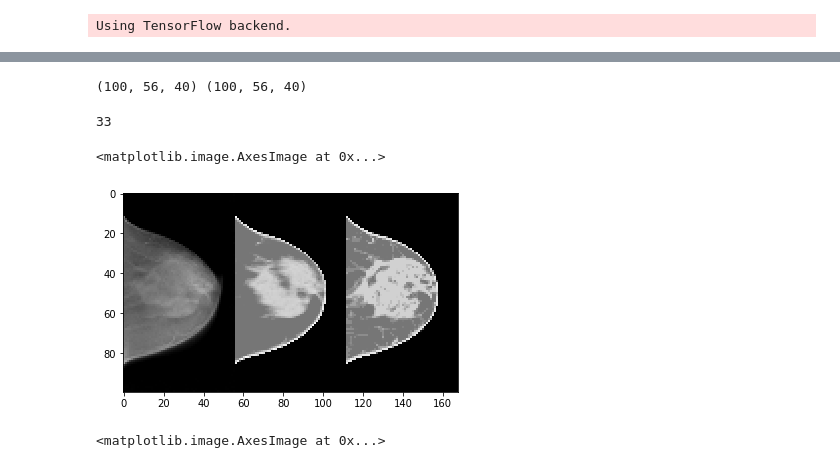
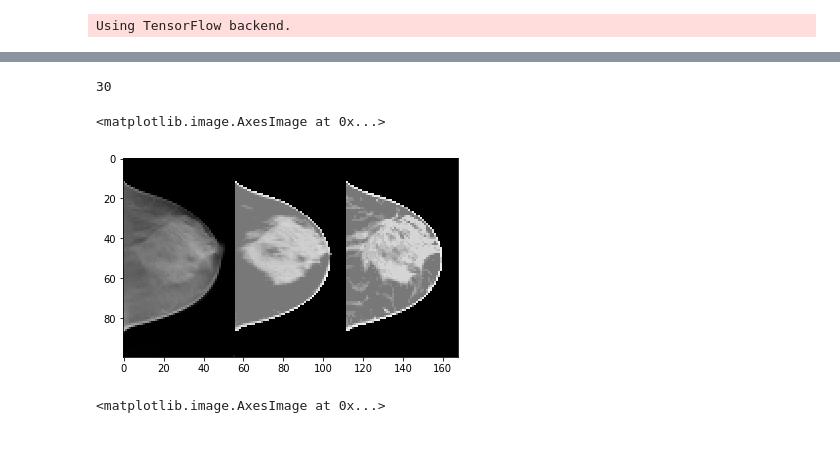
Before and after one commit to PranjalSahu/newrecon, a Jupyter notebook: recon1.ipynb, the cells around one changed output, grey strips where cells are left out. Drawn from its saved outputs; the diff is of its cells as text; code cells hidden in the pictures.

```diff
--- a/recon1.ipynb
+++ b/recon1.ipynb
@@ -555,17 +573,11 @@ print(testity.shape, testitx.shape)
 # %%
-slicenum = 33#random.randint(0, 40)
+slicenum = 30#random.randint(0, 40)
 print(slicenum)
-plt.imshow(np.concatenate([volx[:, :, slicenum],  final_result[:, :, slicenum], voly[:, :, slicenum]], axis=-1), cmap='gray')
+plt.imshow(np.concatenate([volx[:, :, slicenum],  final_result1[:, :, slicenum], voly[:, :, slicenum]], axis=-1), cmap='gray')
 # %% [output]
-(100, 56, 40) (100, 56, 40)
+30
+<matplotlib.image.AxesImage at 0x...>
+[figure, added]
-# %%
-slicenum = 33#random.randint(0, 40)
-print(slicenum)
-plt.imshow(np.concatenate([volx[:, :, slicenum],  final_result[:, :, slicenum], voly[:, :, slicenum]], axis=-1), cmap='gray')
-# %% [output]
-33
-<matplotlib.image.AxesImage at 0x...>
-[figure, removed]
 # %%
 plt.imshow(np.concatenate([testitx[50, :, :, 0],  result[50, :, :, 0], testity[50, :, :, 0]], axis=-1), cmap='gray')
 # %% [output]
```
Also changed, not shown: parts of 12 cells of this notebook.
